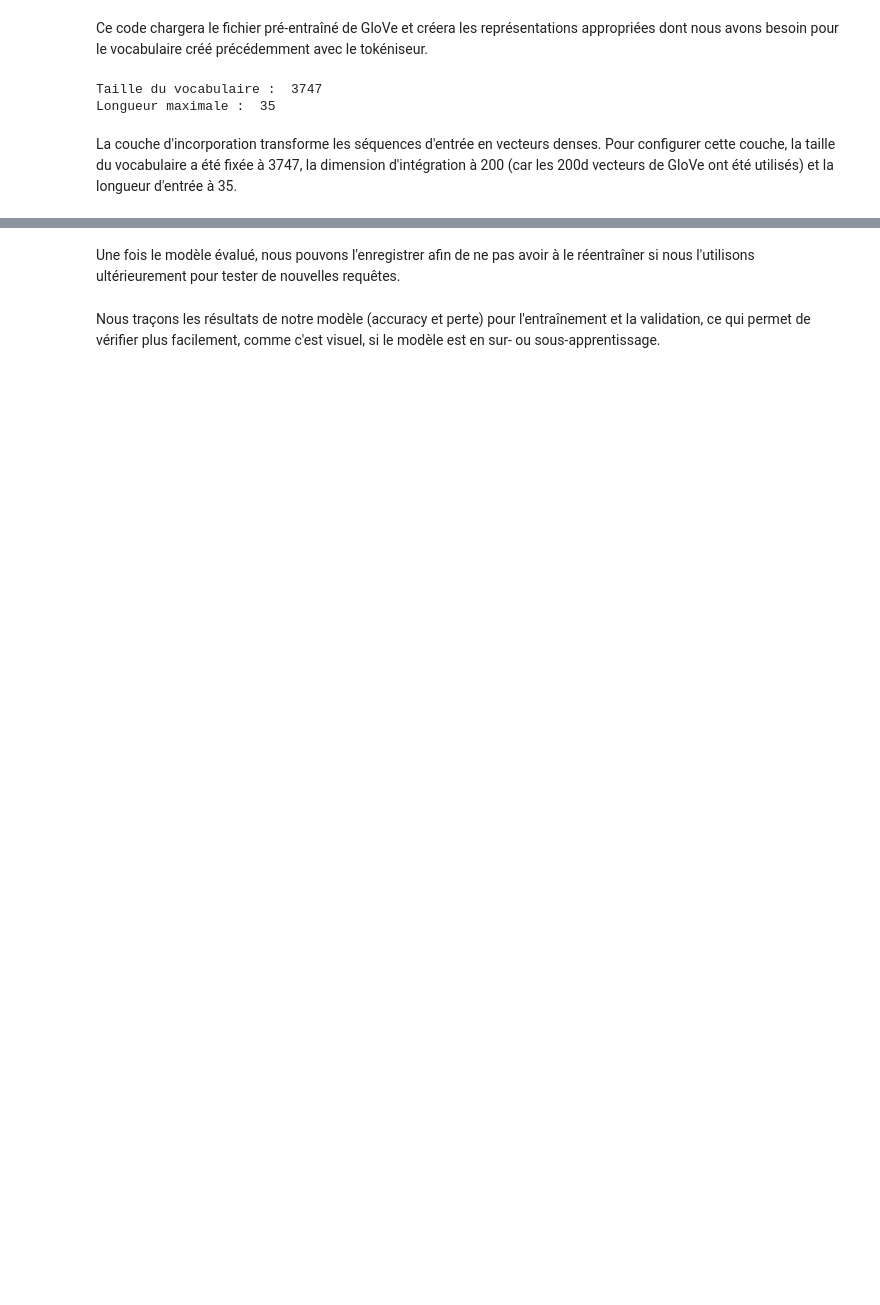
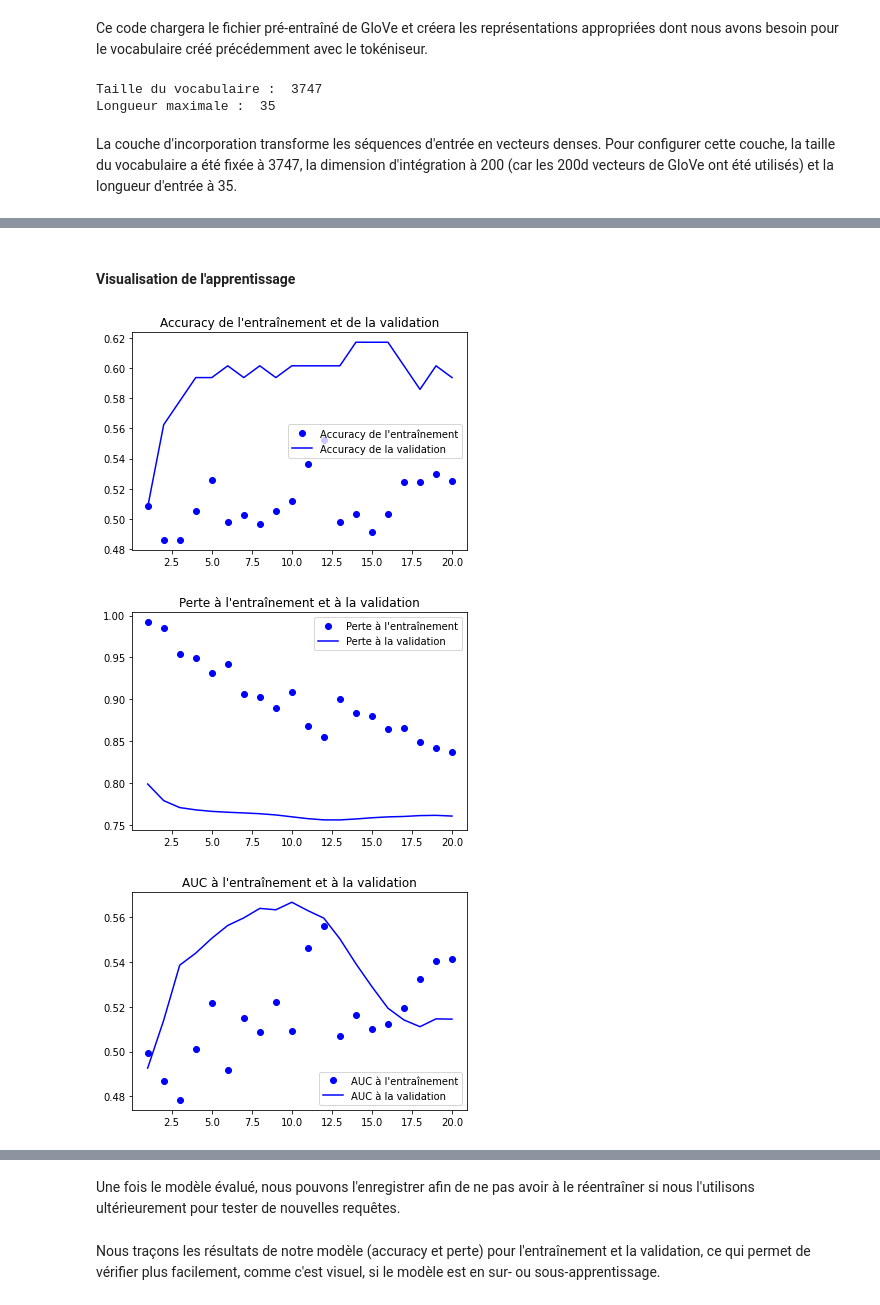
Before and after one commit to Abdess/air_paradis, a Jupyter notebook: P7_01_modèlesurmesure.ipynb, the cells around one changed output, grey strips where cells are left out. Saved outputs shown, nothing was run; the diff lists cells and outputs as text; code cells hidden in the pictures; blank space fills up the shorter version.

```diff
--- a/P7_01_modèlesurmesure.ipynb
+++ b/P7_01_modèlesurmesure.ipynb
@@ -310,0 +485,11 @@ embedding_layer = Embedding(vocab_size,
+# %%
+model_baseline = Sequential(name='baseline')
+model_baseline.add(glove_embedding_layer)
+model_baseline.add(SpatialDropout1D(0.5))
+model_baseline.add(SimpleRNN(128, dropout=0.5))
+model_baseline.add(Dropout(0.5))
+model_baseline.add(
+    Dense(64, activation='relu', kernel_regularizer=regularizers.l2(0.001)))
+model_baseline.add(Dropout(0.5))
+model_baseline.add(Dense(1, activation='sigmoid'))
+# model_baseline.summary()
@@ -310,0 +510,22 @@ embedding_layer = Embedding(vocab_size,
+# %%
+# Compiler le modèle
+model_baseline.compile(
+    loss='binary_crossentropy',
+    optimizer="adam",
+    metrics=['acc', 'AUC',
+             tf.keras.metrics.FalsePositives(name='fp')])
+
+# Entrainer le modèle
+start = time()
+history_baseline = model_baseline.fit(x_train,
+                                      y_train,
+                                      epochs=20,
+                                      batch_size=1024,
+                                      validation_split=0.1,
+                                      verbose=0,
+                                      callbacks=[reduce_lr,
+                                                 callback_tensorboard])
+fit_time = (time() - start)
+
+# Sauvegarde du modèle
+model_baseline.save('data/clean/simplernn_glove.h5')
@@ -310,0 +538,8 @@ embedding_layer = Embedding(vocab_size,
+# %% [markdown]
+#### Visualisation de l'apprentissage
+# %%
+plot_model(history_baseline)
+# %% [output]
+[figure, added]
+[figure, added]
+[figure, added]
```
Also changed, not shown: parts of 201 cells of this notebook, 43 other files.
